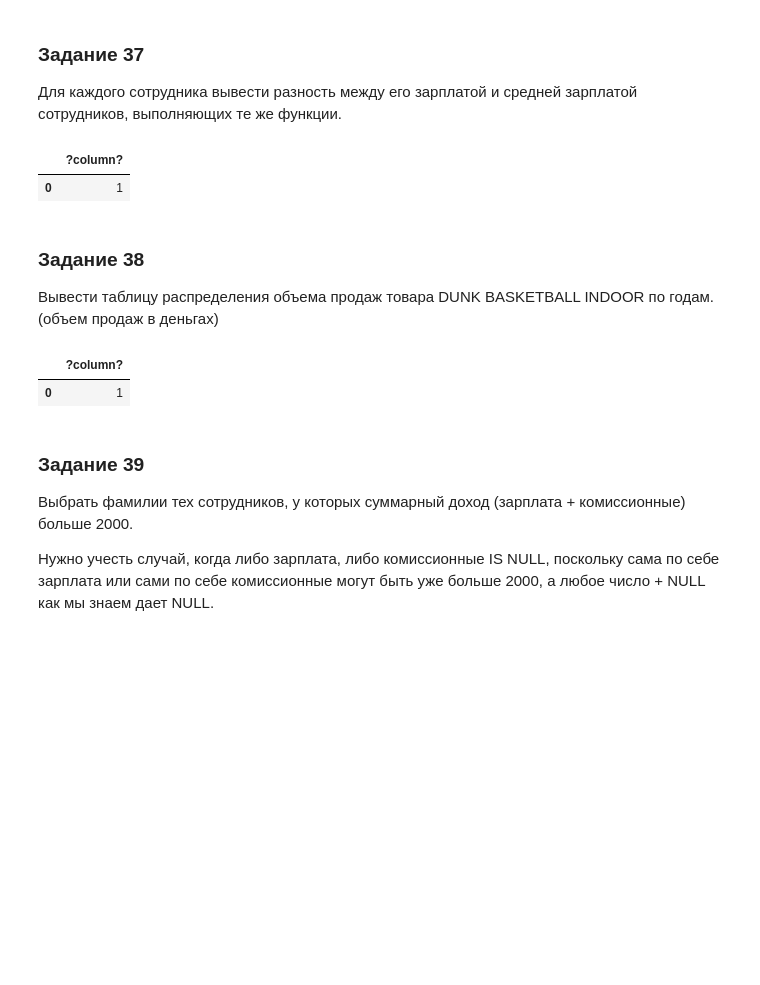
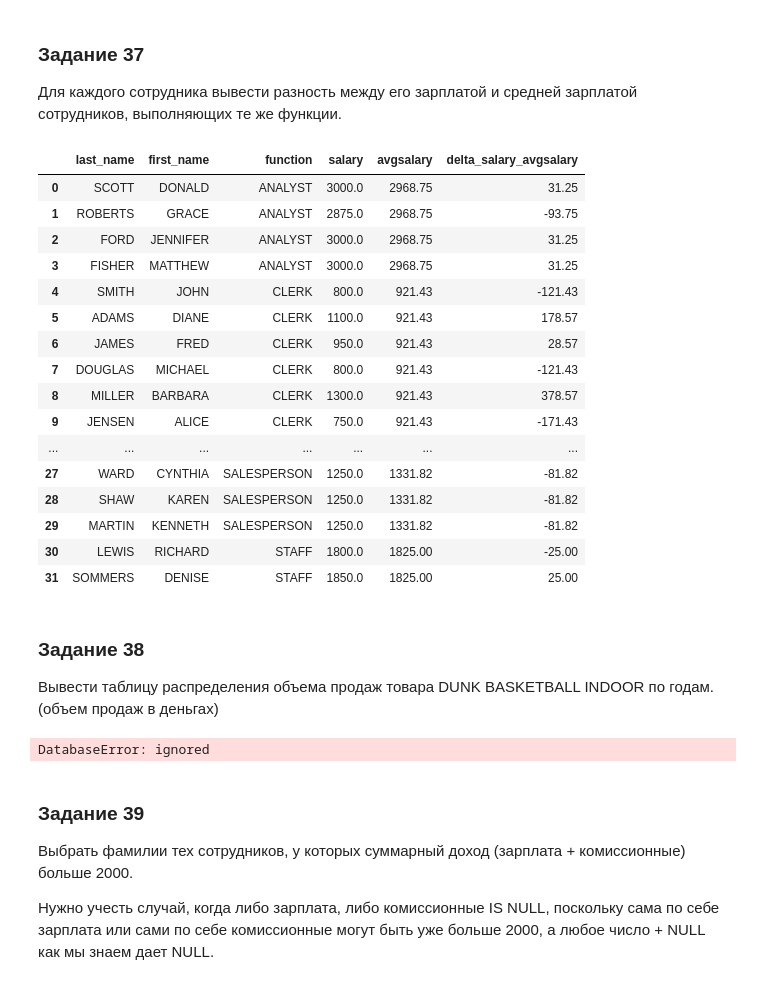
Before and after one commit to Ed00107/sbd1, a Jupyter notebook: Большое_ДЗ_1.ipynb, the cells around one changed output. Drawn from its saved outputs; the diff is of its cells as text; code cells hidden in the pictures; blank space fills up the shorter version.

```diff
--- a/Большое_ДЗ_1.ipynb
+++ b/Большое_ДЗ_1.ipynb
@@ -668,24 +1062,65 @@ Select 1
 # %% [markdown]
 ### Задание 37
  Для каждого сотрудника вывести разность между его зарплатой и средней зарплатой сотрудников, выполняющих те же функции.
-# %%
-pd.read_sql_query("""
-Select 1
-
-""", conn)
-# %% [output]
-|  | ?column? |
-| 0 | 1 |
+# %%
+pd.read_sql_query("""
+SELECT last_name, first_name, function, salary,
+
+ROUND((AVG(salary) OVER (PARTITION BY function ORDER BY function)),2) as avgsalary,
+
+ROUND((salary - AVG(salary) OVER (PARTITION BY function ORDER BY function)),2) delta_salary_avgsalary
+
+FROM   da.employee
+
+LEFT JOIN  da.job
+
+ON  employee.job_id = job.job_id
+
+""", conn)
+# %% [output]
+|  | last_name | first_name | function | salary | avgsalary | delta_salary_avgsalary |
+| 0 | SCOTT | DONALD | ANALYST | 3000.0 | 2968.75 | 31.25 |
+| 1 | ROBERTS | GRACE | ANALYST | 2875.0 | 2968.75 | -93.75 |
+| 2 | FORD | JENNIFER | ANALYST | 3000.0 | 2968.75 | 31.25 |
+| 3 | FISHER | MATTHEW | ANALYST | 3000.0 | 2968.75 | 31.25 |
+| 4 | SMITH | JOHN | CLERK | 800.0 | 921.43 | -121.43 |
+| 5 | ADAMS | DIANE | CLERK | 1100.0 | 921.43 | 178.57 |
+| 6 | JAMES | FRED | CLERK | 950.0 | 921.43 | 28.57 |
+| 7 | DOUGLAS | MICHAEL | CLERK | 800.0 | 921.43 | -121.43 |
+| 8 | MILLER | BARBARA | CLERK | 1300.0 | 921.43 | 378.57 |
+| 9 | JENSEN | ALICE | CLERK | 750.0 | 921.43 | -171.43 |
+| ... | ... | ... | ... | ... | ... | ... |
+| 27 | WARD | CYNTHIA | SALESPERSON | 1250.0 | 1331.82 | -81.82 |
+| 28 | SHAW | KAREN | SALESPERSON | 1250.0 | 1331.82 | -81.82 |
+| 29 | MARTIN | KENNETH | SALESPERSON | 1250.0 | 1331.82 | -81.82 |
+| 30 | LEWIS | RICHARD | STAFF | 1800.0 | 1825.00 | -25.00 |
+| 31 | SOMMERS | DENISE | STAFF | 1850.0 | 1825.00 | 25.00 |
 # %% [markdown]
 ### Задание 38
 Вывести таблицу распределения объема продаж товара DUNK BASKETBALL INDOOR по годам. (объем продаж в деньгах)
-# %%
-pd.read_sql_query("""
-Select 1
- """, conn)
-# %% [output]
-|  | ?column? |
-| 0 | 1 |
+# %%
+pd.read_sql_query("""
+
+SELECT sum(item.total)   Distinct (to_char (order_date, 'YYYY')) AS YEAR,
+
+      OVER (PARTITION BY  EXTRACT(YEAR FROM order_date)
+
+      ORDER BY  EXTRACT(YEAR FROM order_date))AS sum_total_product
+
+FROM  da.sales_order
+
+LEFT JOIN  da.item
+
+ON   sales_order.order_id = item.order_id
+
+LEFT JOIN  da.product
+
+ON   item.product_id = product.product_id
+
+WHERE  description = 'DUNK BASKETBALL INDOOR'
+ """, conn)#### И тут Уместно упоминание картины художника
+# %% [output]
+DatabaseError: ignored
 # %% [markdown]
 ### Задание 39
 Выбрать фамилии тех сотрудников, у которых суммарный доход (зарплата + комиссионные) больше 2000.
```
Also changed, not shown: parts of 111 cells of this notebook.
